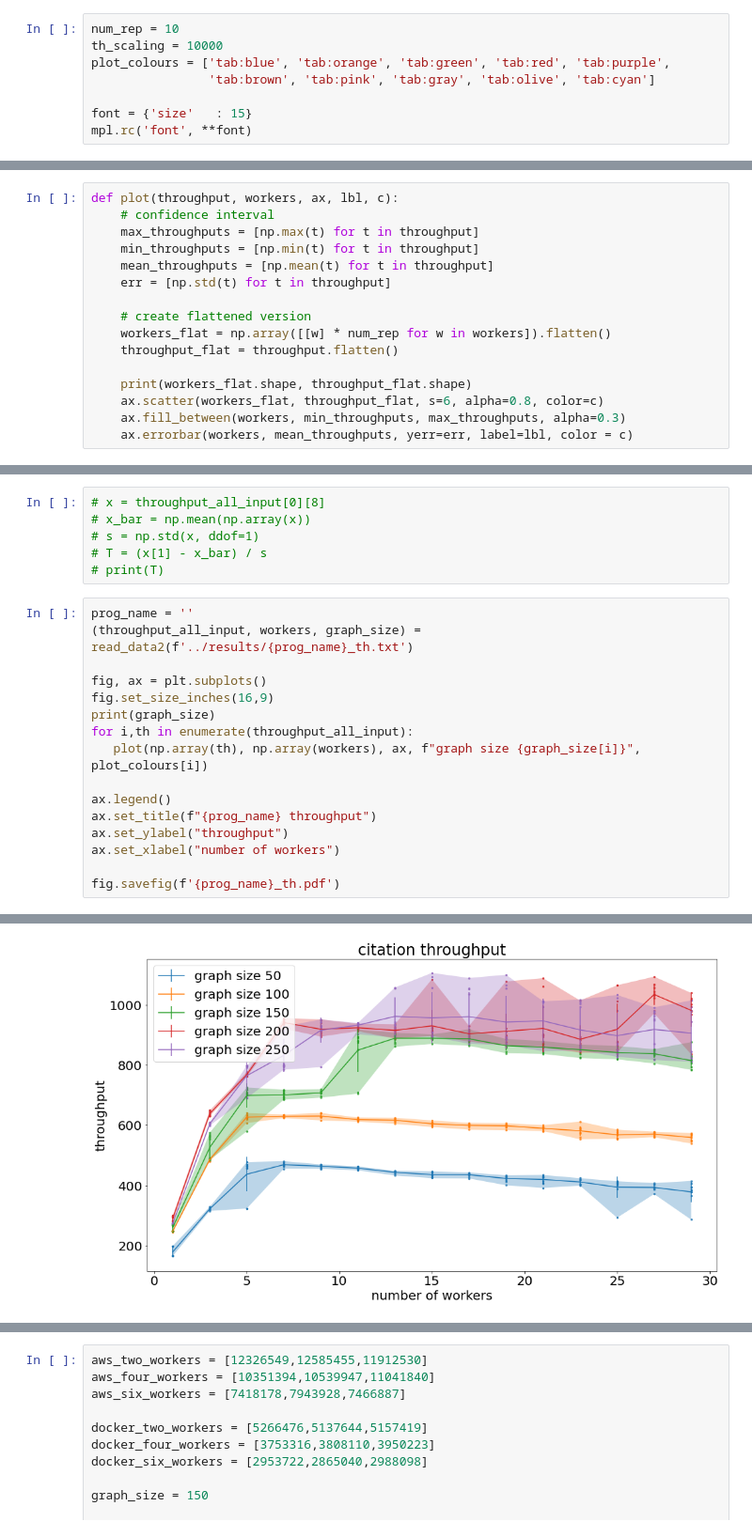
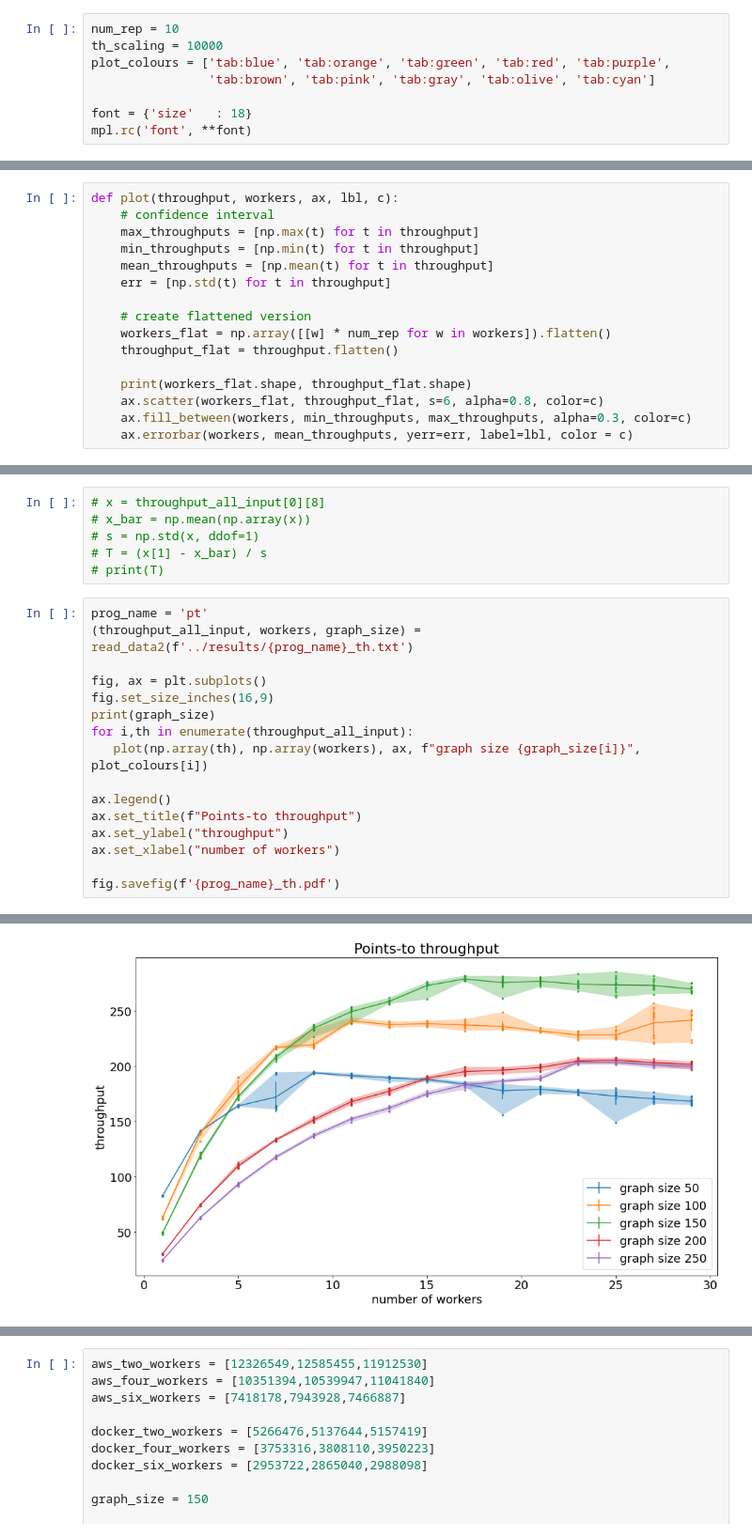
Before and after one commit to Vincent-lau/erlog, a Jupyter notebook: apps/bench/src/plot.ipynb, the cells around one changed output, grey strips where cells are left out. Shown: that part at 94% size. Saved outputs shown, nothing was run; the diff lists cells and outputs as text.

```diff
--- a/apps/bench/src/plot.ipynb
+++ b/apps/bench/src/plot.ipynb
@@ -9,5 +9,5 @@ th_scaling = 10000
 plot_colours = ['tab:blue', 'tab:orange', 'tab:green', 'tab:red', 'tab:purple',
                 'tab:brown', 'tab:pink', 'tab:gray', 'tab:olive', 'tab:cyan']
 
-font = {'size'   : 15}
+font = {'size'   : 18}
 mpl.rc('font', **font)
@@ -60,7 +63,7 @@ def plot(throughput, workers, ax, lbl, c):
 
     print(workers_flat.shape, throughput_flat.shape)
     ax.scatter(workers_flat, throughput_flat, s=6, alpha=0.8, color=c)
-    ax.fill_between(workers, min_throughputs, max_throughputs, alpha=0.3)
+    ax.fill_between(workers, min_throughputs, max_throughputs, alpha=0.3, color=c)
     ax.errorbar(workers, mean_throughputs, yerr=err, label=lbl, color = c)
 # %%
 def plot_all(throughput_all, workers, graph_size, fault_rate):
@@ -158,29 +161,29 @@ len(throughput_all_input)
 # T = (x[1] - x_bar) / s
 # print(T)
 # %%
-prog_name = ''
+prog_name = 'pt'
 (throughput_all_input, workers, graph_size) = read_data2(f'../results/{prog_name}_th.txt')
 
 fig, ax = plt.subplots()
 fig.set_size_inches(16,9)
 print(graph_size)
 for i,th in enumerate(throughput_all_input):
    plot(np.array(th), np.array(workers), ax, f"graph size {graph_size[i]}", plot_colours[i])
 
 ax.legend()
-ax.set_title(f"{prog_name} throughput")
+ax.set_title(f"Points-to throughput")
 ax.set_ylabel("throughput")
 ax.set_xlabel("number of workers")
 
 fig.savefig(f'{prog_name}_th.pdf')
 # %% [output]
 [50, 100, 150, 200, 250]
 (150,) (150,)
 (150,) (150,)
 (150,) (150,)
 (150,) (150,)
 (150,) (150,)
-[figure, old version]
+[figure, new version]
 # %%
 serial_times = np.array([[981683,924164,1096319], [8202526, 8547508, 9174541], [25952409, 26152862, 26045359]])
 dist_times = np.array([[1882308,1887702,1999376], [10744950,10678793,10650090], [26077252, 24939219, 25980677]])
```
Also changed, not shown: parts of 4 cells of this notebook.
